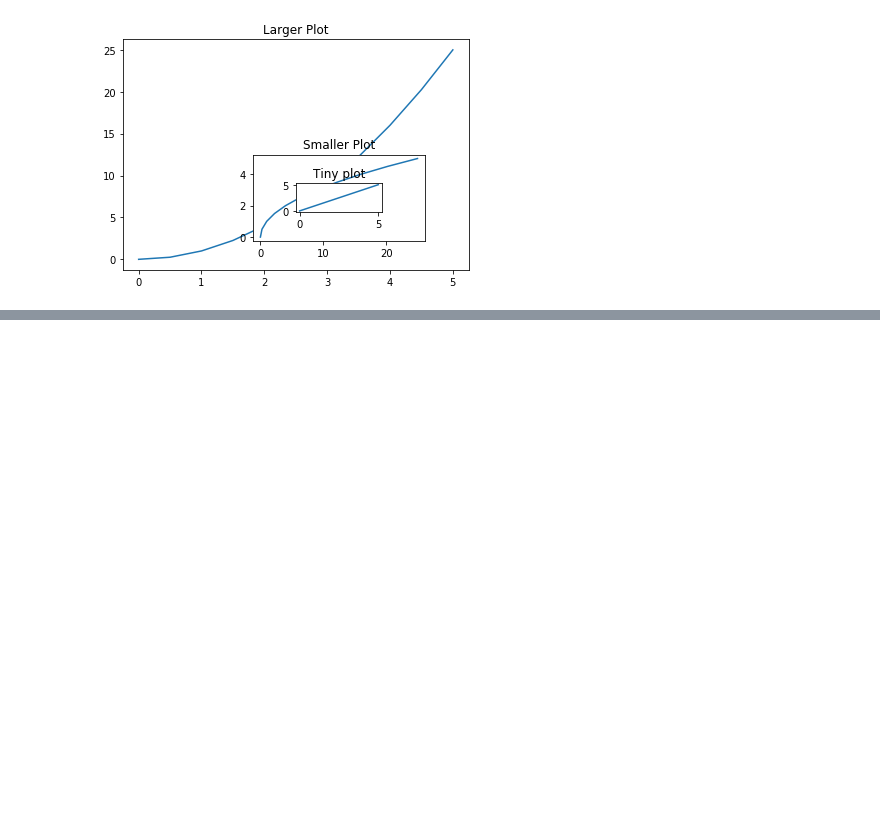
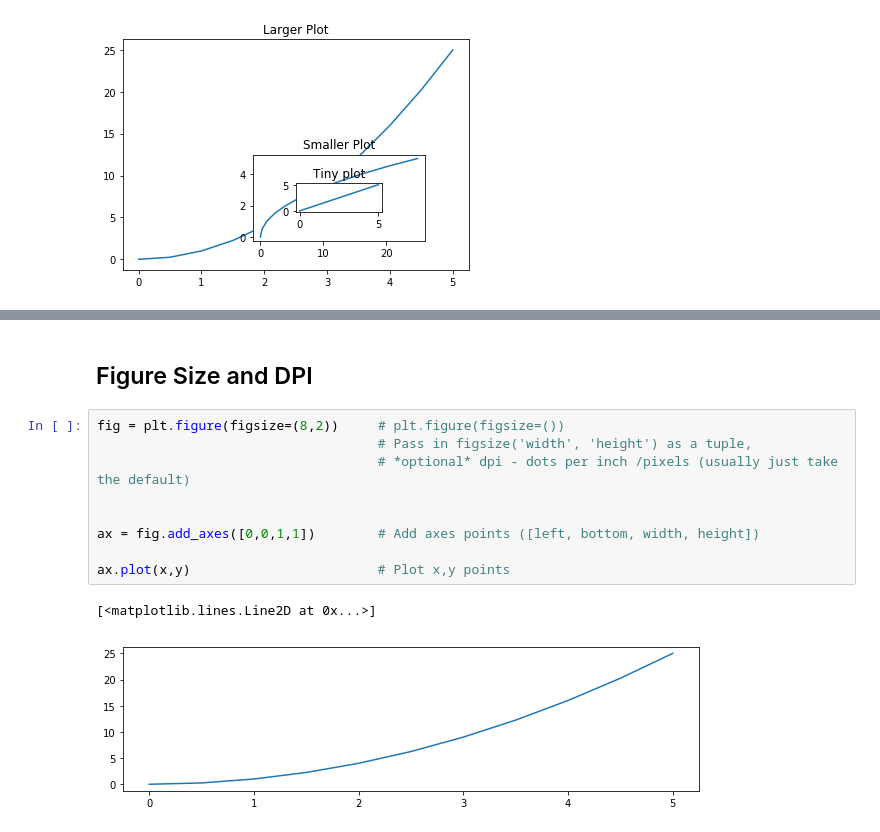
Before and after one commit to alchemistb/Python_for_data_sci, a Jupyter notebook: Intro-Matplotlib.ipynb, the cells around one changed output, grey strips where cells are left out. Saved outputs shown, nothing was run; the diff lists cells and outputs as text; blank space fills up the shorter version.

```diff
--- a/Intro-Matplotlib.ipynb
+++ b/Intro-Matplotlib.ipynb
@@ -110,0 +153,14 @@ Text(0.5, 1.0, 'Tiny plot')
+# %% [markdown]
+<h2>Figure Size and DPI</h2>
+# %%
+fig = plt.figure(figsize=(8,2))     # plt.figure(figsize=())
+                                    # Pass in figsize('width', 'height') as a tuple,
+                                    # *optional* dpi - dots per inch /pixels (usually just take the default)
+
+
+ax = fig.add_axes([0,0,1,1])        # Add axes points ([left, bottom, width, height])
+
+ax.plot(x,y)                        # Plot x,y points
+# %% [output]
+[<matplotlib.lines.Line2D at 0x...>]
+[figure, added]
```
Also changed, not shown: parts of 10 cells of this notebook.
